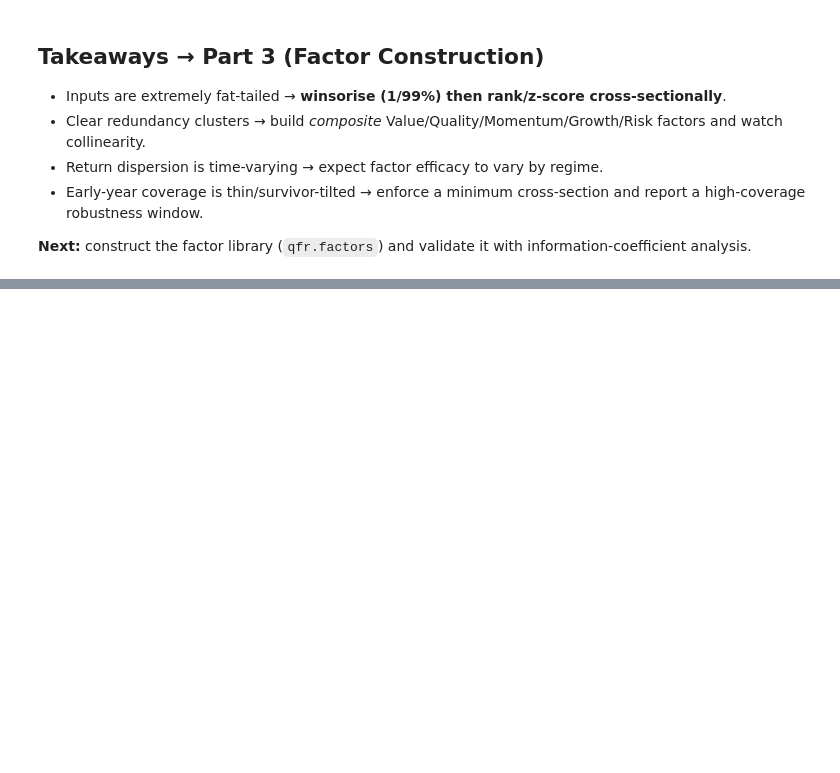
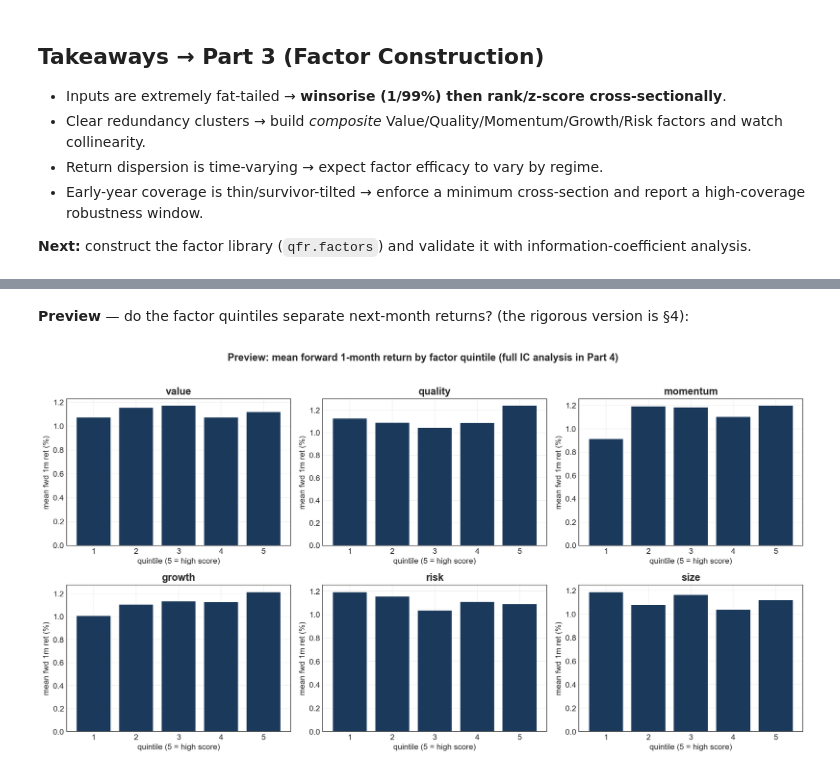
Before and after one commit to Taff1887/quant-factor-ranking, a Jupyter notebook: notebooks/research.ipynb, the cells around one changed output, grey strips where cells are left out. Saved outputs shown, nothing was run; the diff lists cells and outputs as text; code cells hidden in the pictures; blank space fills up the shorter version.

```diff
--- a/notebooks/research.ipynb
+++ b/notebooks/research.ipynb
@@ -256,0 +294,6 @@ analysis.
+# %% [markdown]
+**Preview** — do the factor quintiles separate next-month returns? (the rigorous version is §4):
+# %%
+Image(filename=str(CHARTS / '03_factor_quintile_spread.png'))
+# %% [output]
+[figure, added]
```
Also changed, not shown: parts of 13 cells of this notebook.
